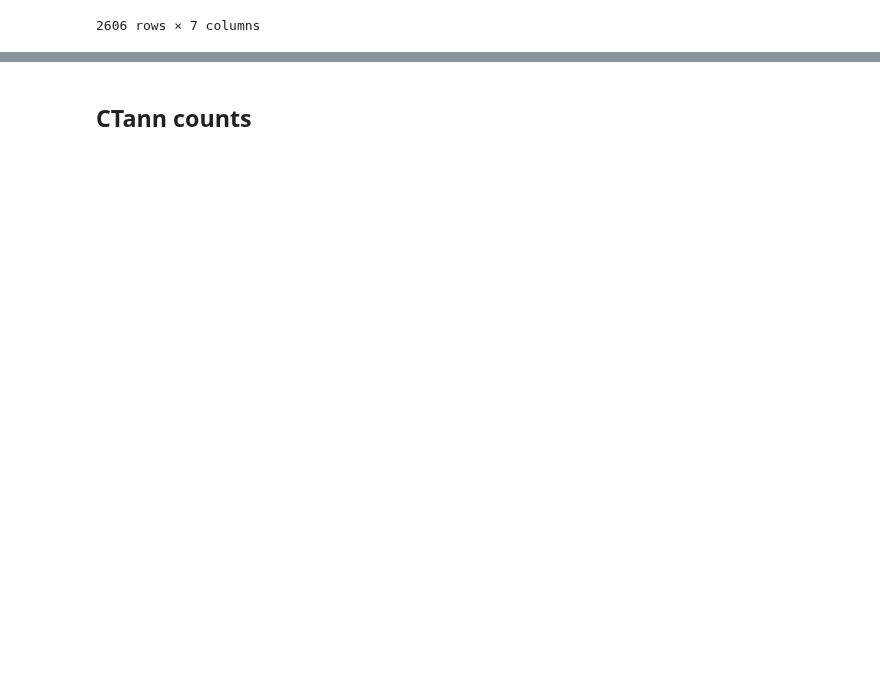
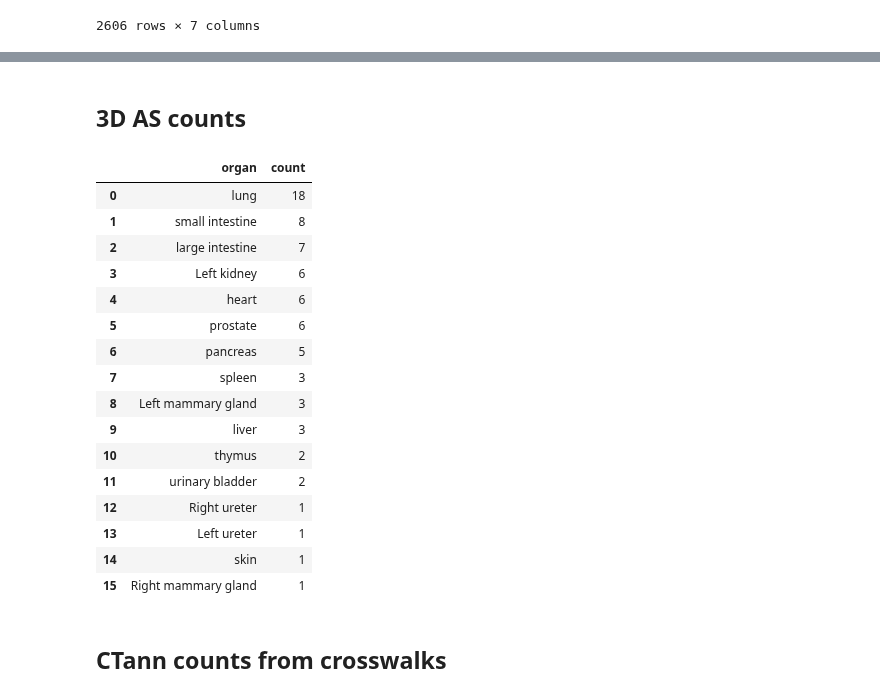
Before and after one commit to cns-iu/hra-pop-notebooks, a Jupyter notebook: counts/10th-release-inventory.ipynb, the cells around one changed output, grey strips where cells are left out. Saved outputs shown, nothing was run; the diff lists cells and outputs as text; code cells hidden in the pictures; blank space fills up the shorter version.

```diff
--- a/counts/10th-release-inventory.ipynb
+++ b/counts/10th-release-inventory.ipynb
@@ -153,2 +252,31 @@ df_crosswalks_combined
+# %% [markdown]
+## 3D AS counts
+# %%
+as_counts = (
+    df_as.drop_duplicates(['as_label'])['organ']
+    .value_counts()
+    .reset_index()
+)
+
+as_counts.columns = ['organ', 'count']
+as_counts
+# %% [output]
+|  | organ | count |
+| 0 | lung | 18 |
+| 1 | small intestine | 8 |
+| 2 | large intestine | 7 |
+| 3 | Left kidney | 6 |
+| 4 | heart | 6 |
+| 5 | prostate | 6 |
+| 6 | pancreas | 5 |
+| 7 | spleen | 3 |
+| 8 | Left mammary gland | 3 |
+| 9 | liver | 3 |
+| 10 | thymus | 2 |
+| 11 | urinary bladder | 2 |
+| 12 | Right ureter | 1 |
+| 13 | Left ureter | 1 |
+| 14 | skin | 1 |
+| 15 | Right mammary gland | 1 |
 # %% [markdown]
-## CTann counts
+## CTann counts from crosswalks
```
Also changed, not shown: parts of 8 cells of this notebook.
